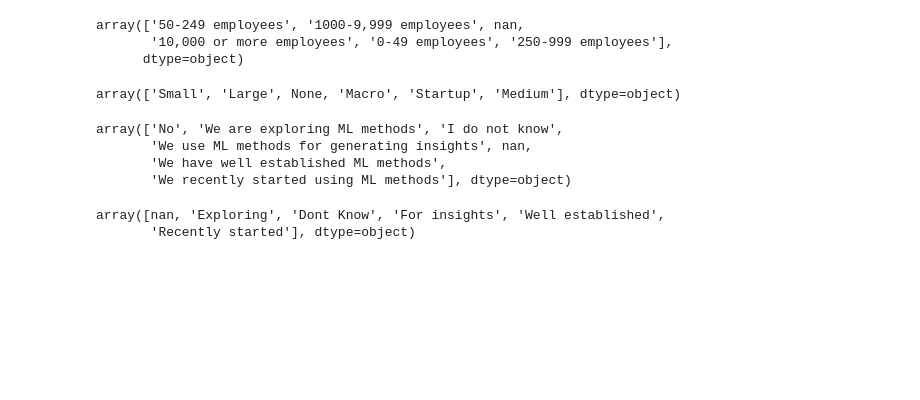
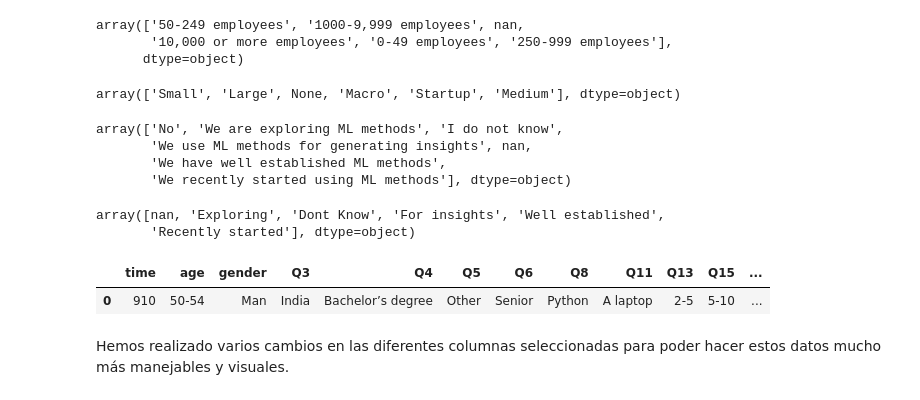
Before and after one commit to MonicaSL110/proyecto-transformacion-digital, a Jupyter notebook: limpieza.ipynb, the cells around one changed output. Cells and saved outputs as stored; diff of their text form; code cells hidden in the pictures; blank space fills up the shorter version.

```diff
--- a/limpieza.ipynb
+++ b/limpieza.ipynb
@@ -19,3 +16,14 @@ def limpieza_q6(elemento):
+# %%
+
+
+
+def limpieza_q6(elemento):
+
+    """Esta funcion recibe cada uno de los elementos de la columna que se indique.
+    Reemplaza la palabra años por nada y acorta la opción 'I have never written code' por 'No code'. Devuelve
+    estos elementos reemplazados. Es específica para la columna Q6."""
+
+    return elemento.replace('years','').replace('I have never written code','No code')
 # %%
 df['Q6'] = df['Q6'].apply(limpieza_q6)
 # %%
@@ -126,3 +154,12 @@ array([nan, 'Exploring', 'Dont Know', 'For insights', 'Well established',
+# %%
+df['Q6'] = df['Q6'].apply(limpieza_años)
+
+df.head(1)
+# %% [output]
+|  | time | age | gender | Q3 | Q4 | Q5 | Q6 | Q8 | Q11 | Q13 | Q15 | ... |
+| 0 | 910 | 50-54 | Man | India | Bachelor’s degree | Other | Senior | Python | A laptop | 2-5 | 5-10 | ... |
+# %% [markdown]
+Hemos realizado varios cambios en las diferentes columnas seleccionadas para poder hacer estos datos mucho más manejables y visuales.
 # %%
 nuevas_columnas = {"time" : "time", "age": "age", "gender" : "gender", "Q3" : "country",
                 "Q4" : "studies", "Q5" : "position", "Q6" : "years_programming",
```
Also changed, not shown: parts of 6 cells of this notebook, 1 other file.
